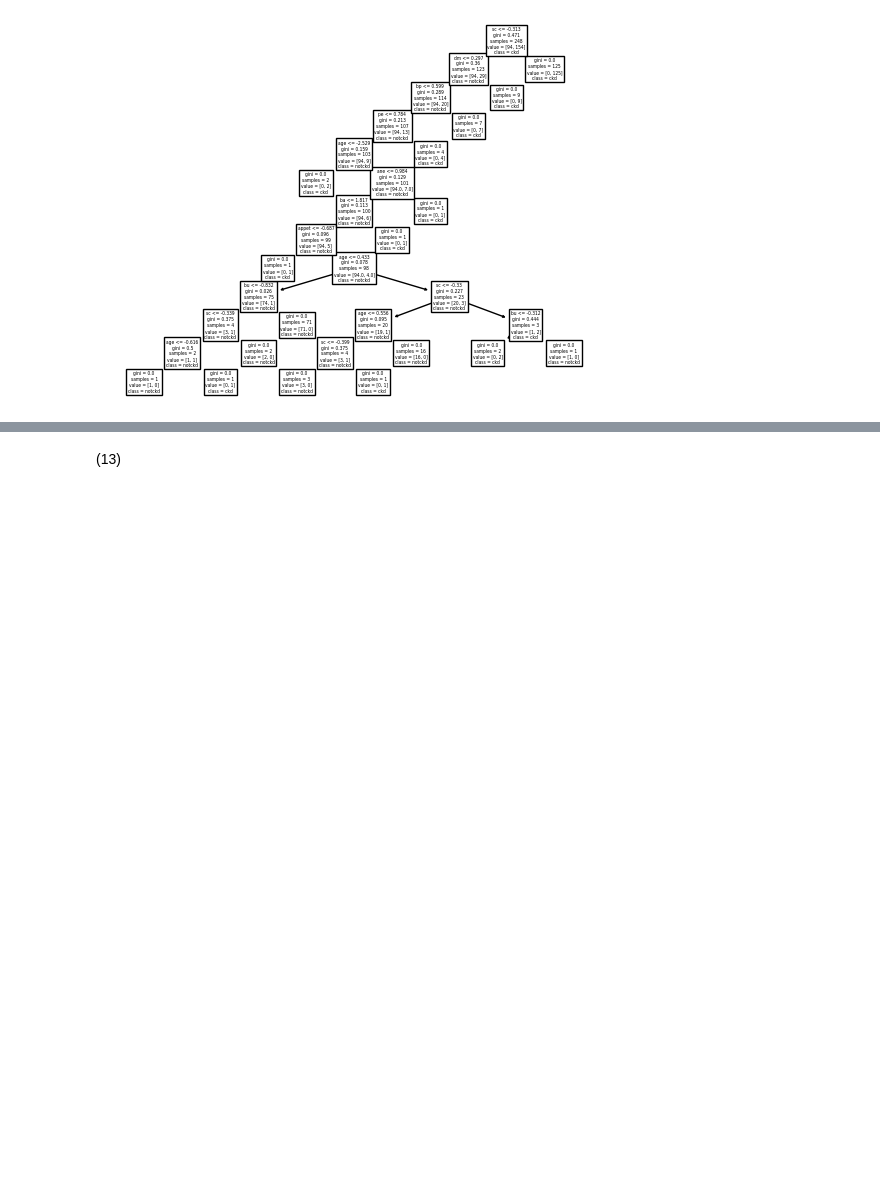
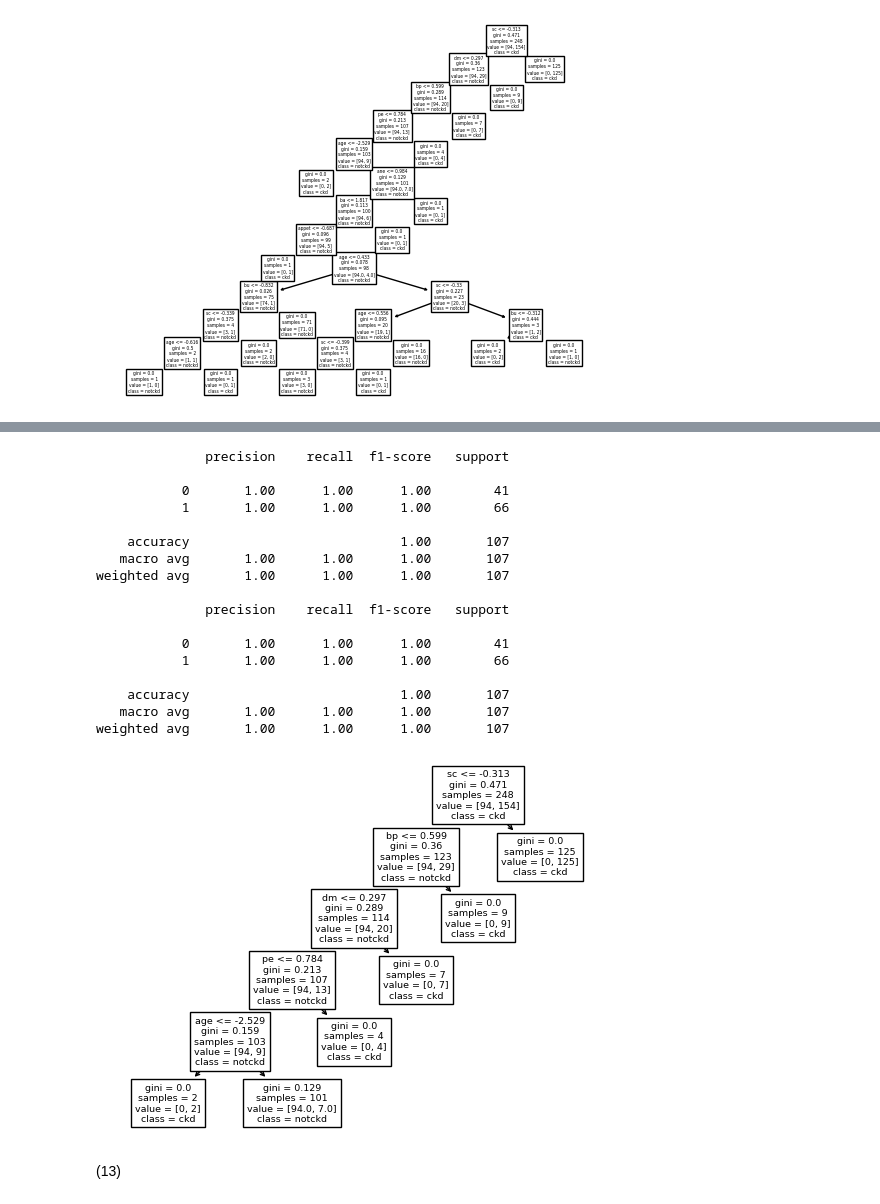
Before and after one commit to chenx333/Chronic-Kidney-Disease-Classification-Challenge, a Jupyter notebook: assignment6.ipynb, the cells around one changed output, grey strips where cells are left out. Drawn from its saved outputs; the diff is of its cells as text; code cells hidden in the pictures; blank space fills up the shorter version.

```diff
--- a/assignment6.ipynb
+++ b/assignment6.ipynb
@@ -484,3 +520,44 @@ weighted avg       0.98      0.98      0.98       107
+# %%
+df_best.fit(x_train, y_train)
+
+plot_tree(
+    df_best,
+    max_depth= 30,
+    feature_names = x_train.columns.tolist(),
+    class_names=['notckd', 'ckd']
+)
+
+pred = df_best.predict(x_test)
+pred[:5]
+
+print(classification_report(y_test, pred))
+cm = pd.DataFrame(confusion_matrix(y_test, pred), index=['No', 'Yes'], columns=['No', 'Yes'])
+cm.index.name = 'True'
+cm.columns.name = 'Predicted'
+cm
+
+df_best.score(x_test, y_test)
+
+print(classification_report(y_test, pred))
+# %% [output]
+              precision    recall  f1-score   support
+
+           0       1.00      1.00      1.00        41
+           1       1.00      1.00      1.00        66
+
+    accuracy                           1.00       107
+   macro avg       1.00      1.00      1.00       107
+weighted avg       1.00      1.00      1.00       107
+
+              precision    recall  f1-score   support
+
+           0       1.00      1.00      1.00        41
+           1       1.00      1.00      1.00        66
+
+    accuracy                           1.00       107
+   macro avg       1.00      1.00      1.00       107
+weighted avg       1.00      1.00      1.00       107
+[figure, added]
 # %% [markdown]
 (13)
 # %% [markdown]
```
Also changed, not shown: parts of 5 cells of this notebook.
